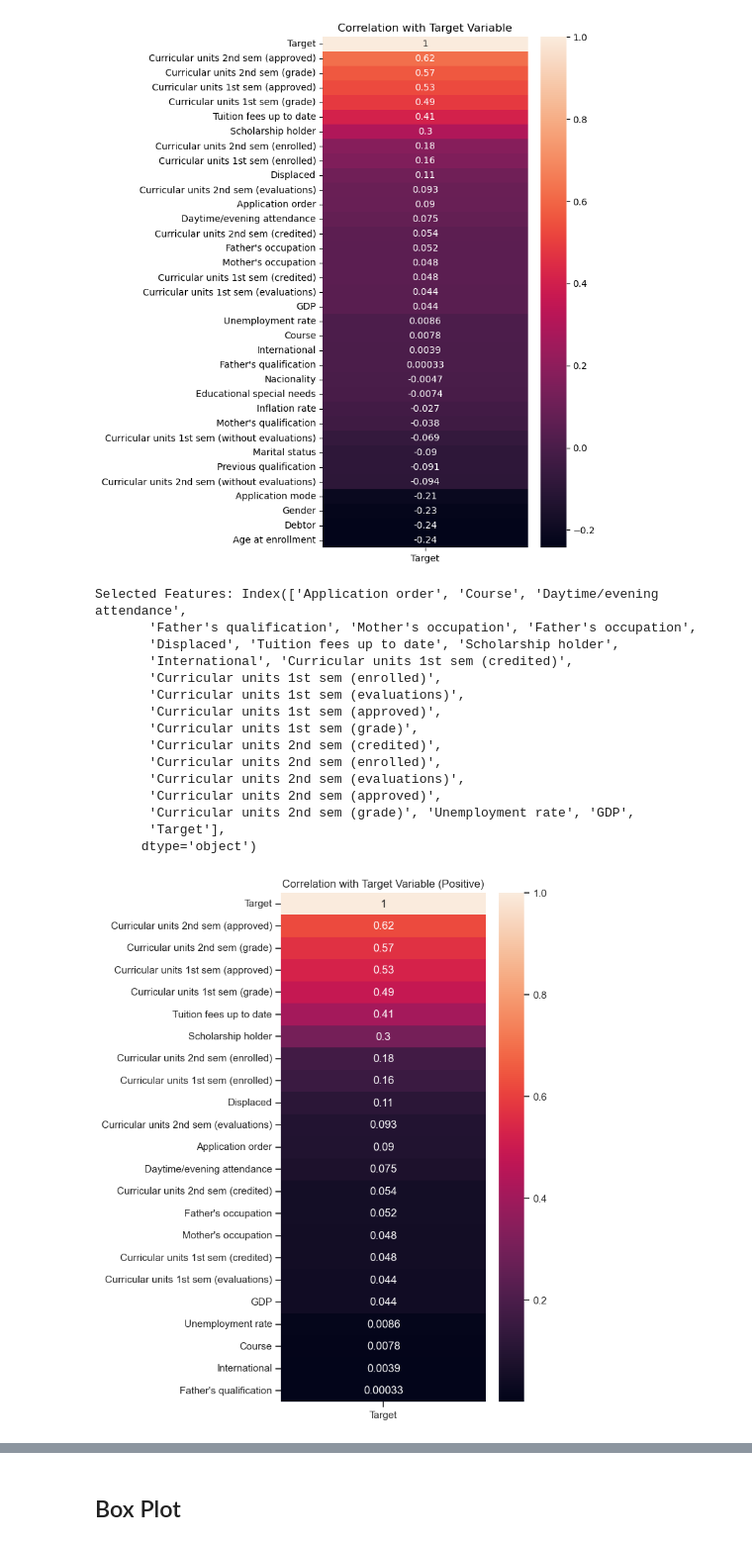
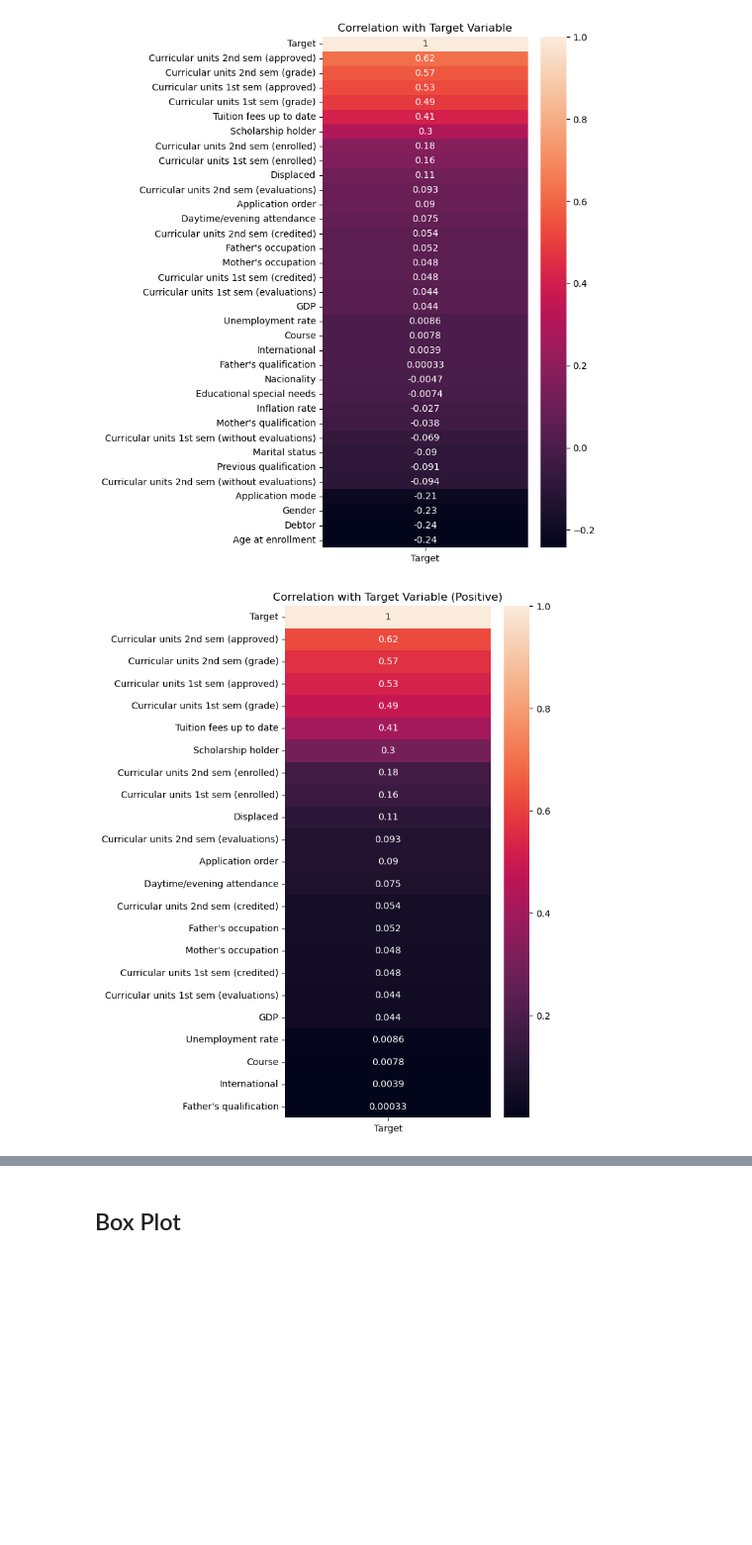
Before and after one commit to hamzaezzine/Predict-students-dropout-and-academic-success-using-machine-learning-algorithms, a Jupyter notebook: notebook-project.ipynb, the cells around one changed output, grey strips where cells are left out. Shown at 99% size. Cells and saved outputs as stored; diff of their text form; code cells hidden in the pictures; blank space fills up the shorter version.

```diff
--- a/notebook-project.ipynb
+++ b/notebook-project.ipynb
@@ -185,7 +185,7 @@ plt.show()
 # %% [output]
 [figure]
 # %%
-data_2 = pd.read_csv("dataset.csv")
+data_2 = data.copy()
 
 data_2.replace("Dropout",0,inplace=True)
 data_2.replace("Enrolled",1,inplace=True)
@@ -199,38 +199,15 @@ plt.show()
 # %% [output]
 [figure]
 # %%
-data_2 = data.copy()
-
-data_2.replace("Dropout", 0, inplace=True)
-data_2.replace("Enrolled", 1, inplace=True)
-data_2.replace("Graduate", 2, inplace=True)
-
 correlation_matrix = data_2.corr()
 
 positive_correlation_features = correlation_matrix['Target'][correlation_matrix['Target'] > 0].index
 
 data_no_outliers = data_2[positive_correlation_features]
 
-print("Selected Features:", positive_correlation_features)
-
 plt.figure(figsize=(5, 10))
 sns.heatmap(data_no_outliers.corr()[['Target']].sort_values(by='Target', ascending=False), annot=True)
 plt.title('Correlation with Target Variable (Positive)')
 plt.show()
 # %% [output]
-Selected Features: Index(['Application order', 'Course', 'Daytime/evening attendance',
-       'Father's qualification', 'Mother's occupation', 'Father's occupation',
-       'Displaced', 'Tuition fees up to date', 'Scholarship holder',
-       'International', 'Curricular units 1st sem (credited)',
-       'Curricular units 1st sem (enrolled)',
-       'Curricular units 1st sem (evaluations)',
-       'Curricular units 1st sem (approved)',
-       'Curricular units 1st sem (grade)',
-       'Curricular units 2nd sem (credited)',
-       'Curricular units 2nd sem (enrolled)',
-       'Curricular units 2nd sem (evaluations)',
-       'Curricular units 2nd sem (approved)',
-       'Curricular units 2nd sem (grade)', 'Unemployment rate', 'GDP',
-       'Target'],
-      dtype='object')
-[figure, old version]
+[figure, new version]
```
Also changed, not shown: parts of 22 cells of this notebook.
